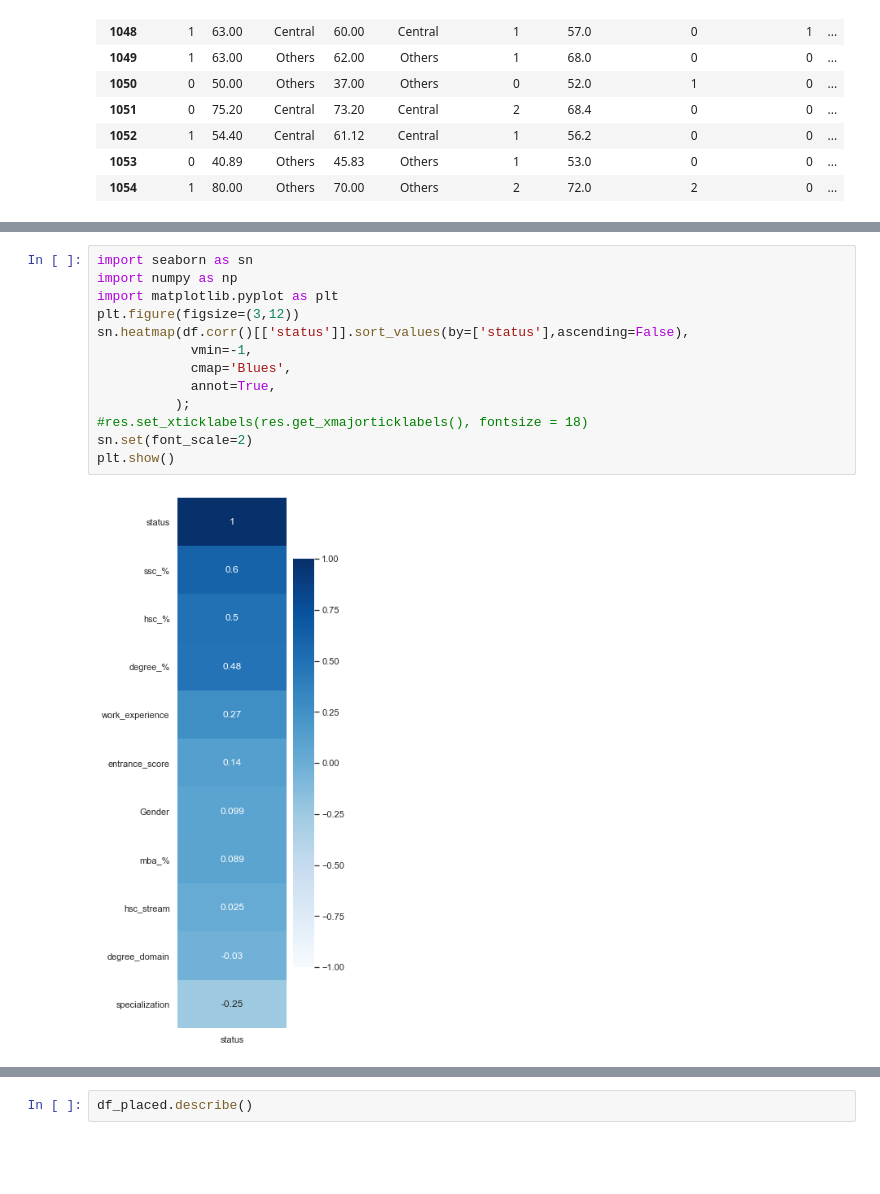
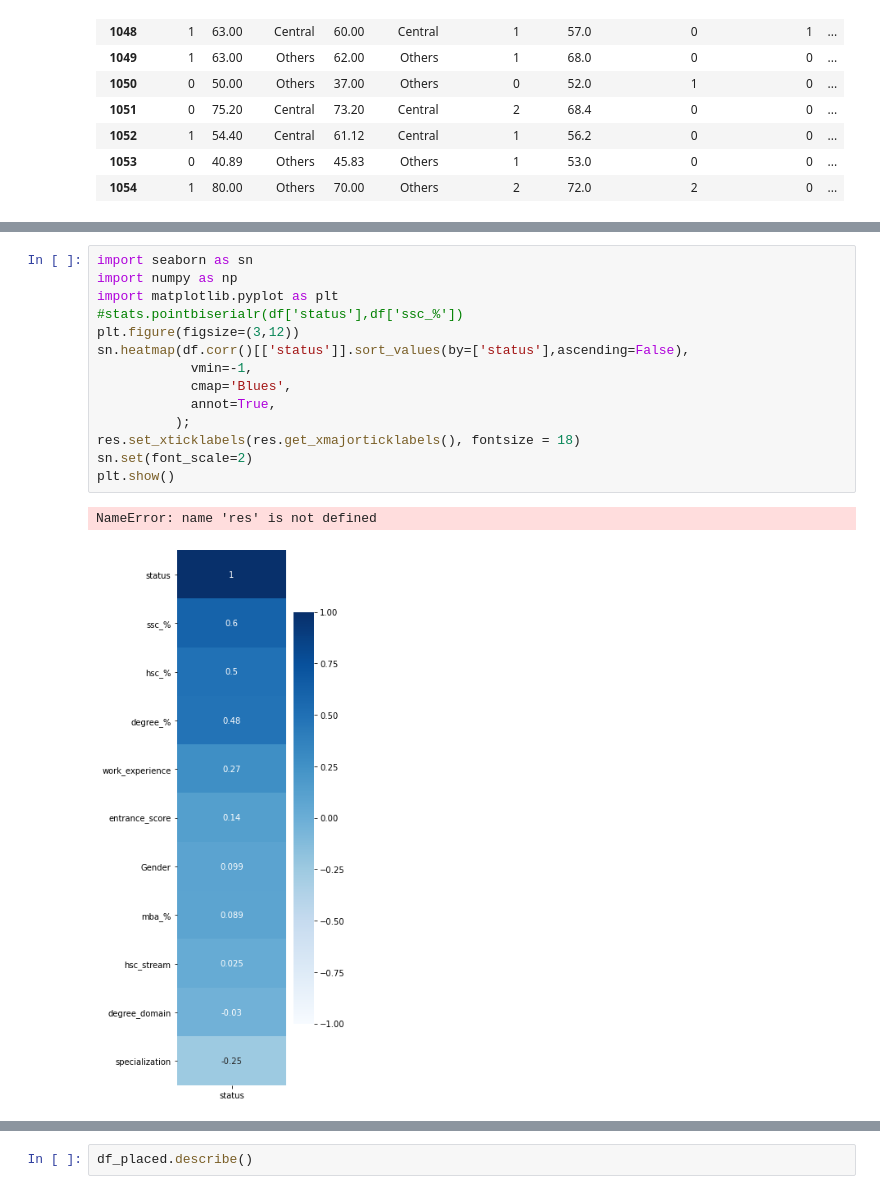
Before and after one commit to Graphtrack/IIMR-Phoenix, a Jupyter notebook: Pheonix analysis.ipynb, the cells around one changed output, grey strips where cells are left out. Saved outputs shown, nothing was run; the diff lists cells and outputs as text; blank space fills up the shorter version.

```diff
--- a/Pheonix analysis.ipynb
+++ b/Pheonix analysis.ipynb
@@ -68,15 +89,17 @@ Requirement already satisfied: six>=1.5 in c:\users\misht\anaconda3\envs\dimpyii
 # %%
 import seaborn as sn
 import numpy as np
 import matplotlib.pyplot as plt
+#stats.pointbiserialr(df['status'],df['ssc_%'])
 plt.figure(figsize=(3,12))
 sn.heatmap(df.corr()[['status']].sort_values(by=['status'],ascending=False),
             vmin=-1,
             cmap='Blues',
             annot=True,
           );
-#res.set_xticklabels(res.get_xmajorticklabels(), fontsize = 18)
+res.set_xticklabels(res.get_xmajorticklabels(), fontsize = 18)
 sn.set(font_scale=2)
 plt.show()
 # %% [output]
+NameError: name 'res' is not defined
-[figure, old version]
+[figure, new version]
```
Also changed, not shown: parts of 12 cells of this notebook.
